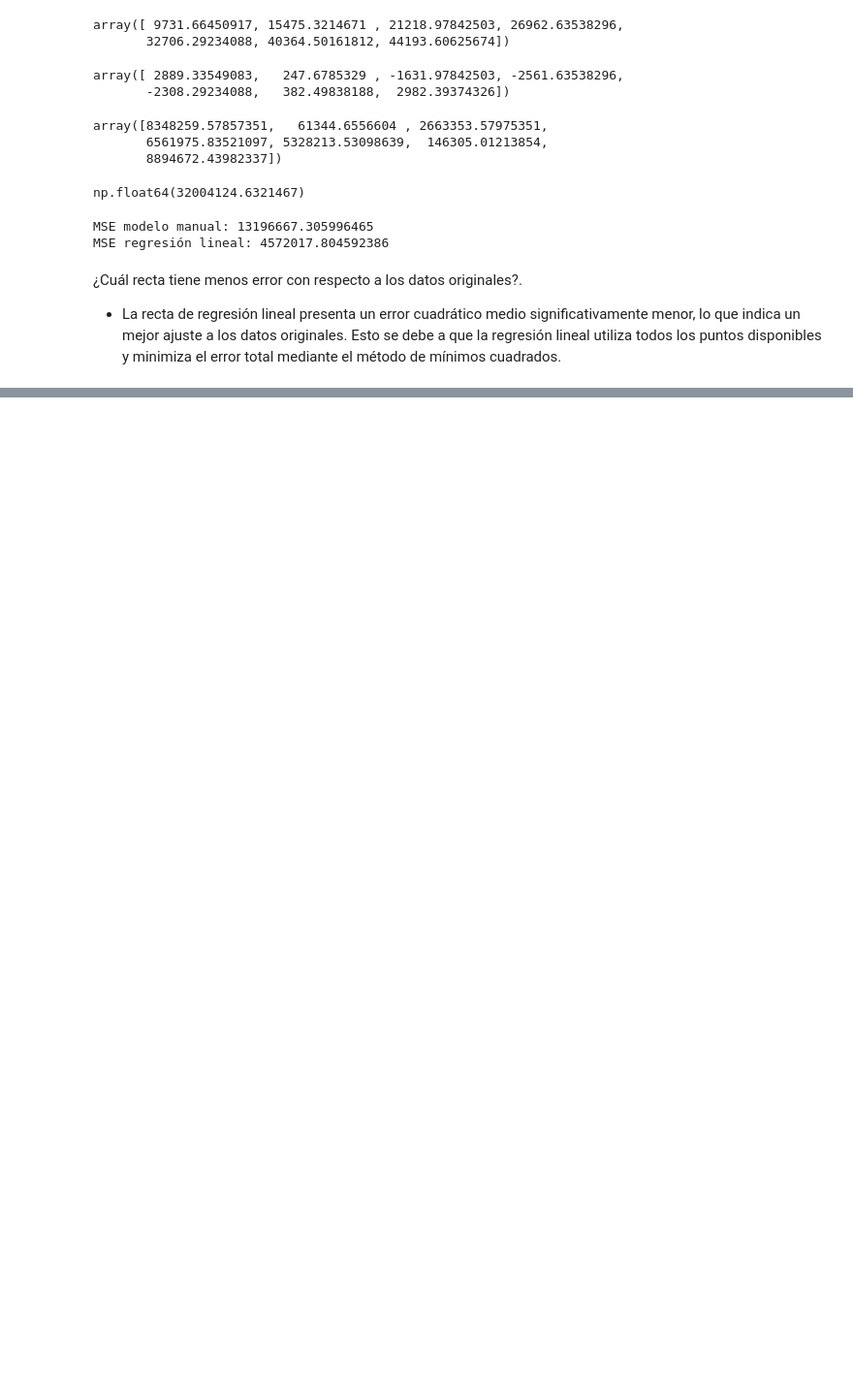
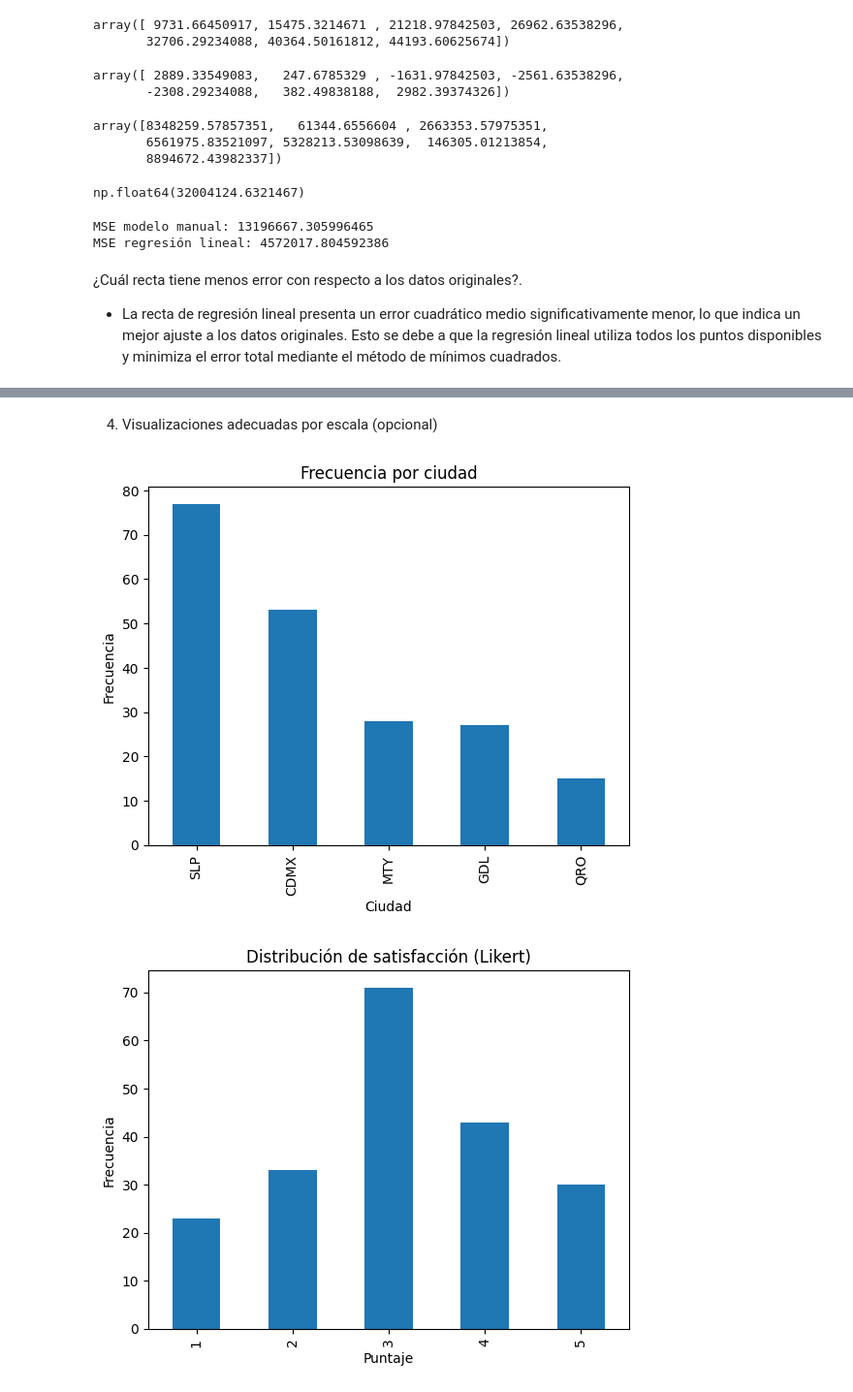
Before and after one commit to Roberto182377/mineriaDeDatos, a Jupyter notebook: Untitled0.ipynb, the cells around one changed output, grey strips where cells are left out. Shown at 97% size. Drawn from its saved outputs; the diff is of its cells as text; code cells hidden in the pictures; blank space fills up the shorter version.

```diff
--- a/Untitled0.ipynb
+++ b/Untitled0.ipynb
@@ -887,0 +1083,29 @@ MSE regresión lineal: 4572017.804592386
+# %% [markdown]
+4) Visualizaciones adecuadas por escala (opcional)
+# %%
+import matplotlib.pyplot as plt
+ #importar el dataframe tiene graficas
+ #nominales - barras, x la categoria ,y frecuencias de categoria
+ #ordinales - barras
+
+
+# Nominal: barras
+df["ciudad"].value_counts().plot(kind="bar", title="Frecuencia por ciudad")
+plt.xlabel("Ciudad"); plt.ylabel("Frecuencia"); plt.show()
+
+# Ordinal: barra ordenada por categorías
+df["satisfaccion"].value_counts().sort_index().plot(kind="bar", title="Distribución de satisfacción (Likert)")
+plt.xlabel("Puntaje"); plt.ylabel("Frecuencia"); plt.show()
+
+# Intervalo: histograma de temperatura
+df["temperatura_sala"].plot(kind="hist", bins=12, title="Histograma de temperatura (°C)")
+plt.xlabel("°C"); plt.show()
+
+# Razón: boxplot de ingreso (suele ser asimétrico)
+df[["ingreso_mensual"]].plot(kind="box", title="Boxplot de ingreso mensual (MXN)")
+plt.show()
+
+#puntos aberrantes en boxplot, bigotes las lineas
+# %% [output]
+[figure, added]
+[figure, added]
```
Also changed, not shown: parts of 21 cells of this notebook.
